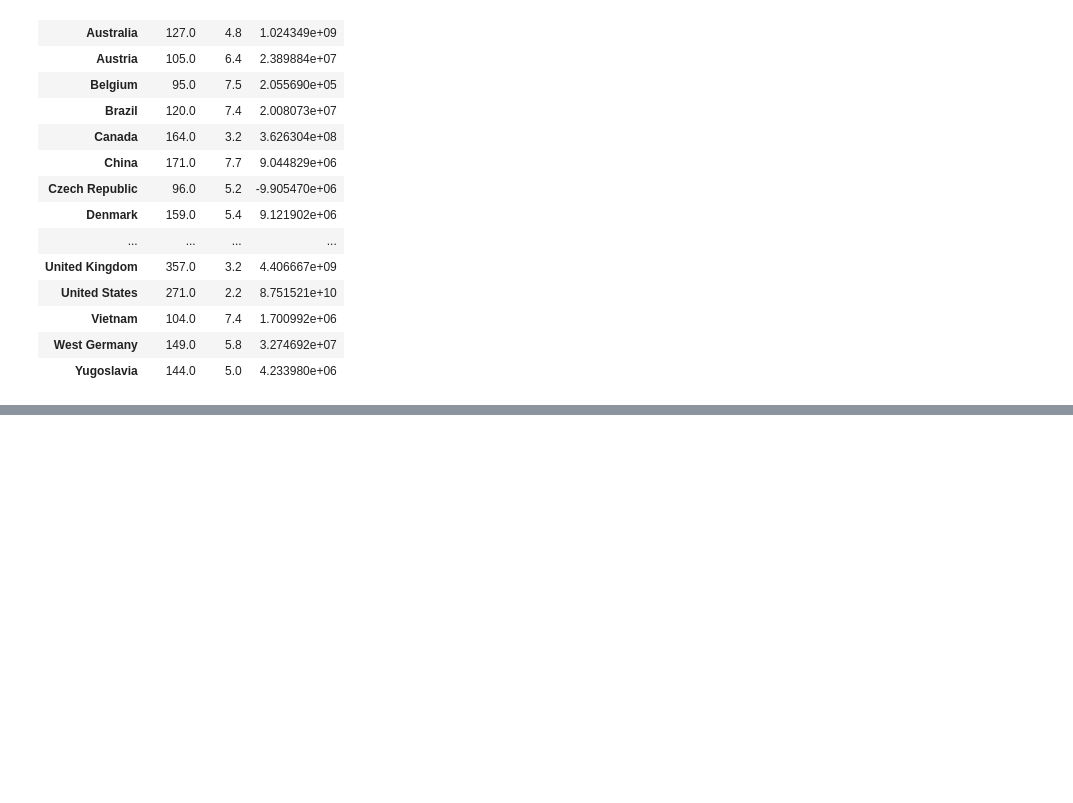
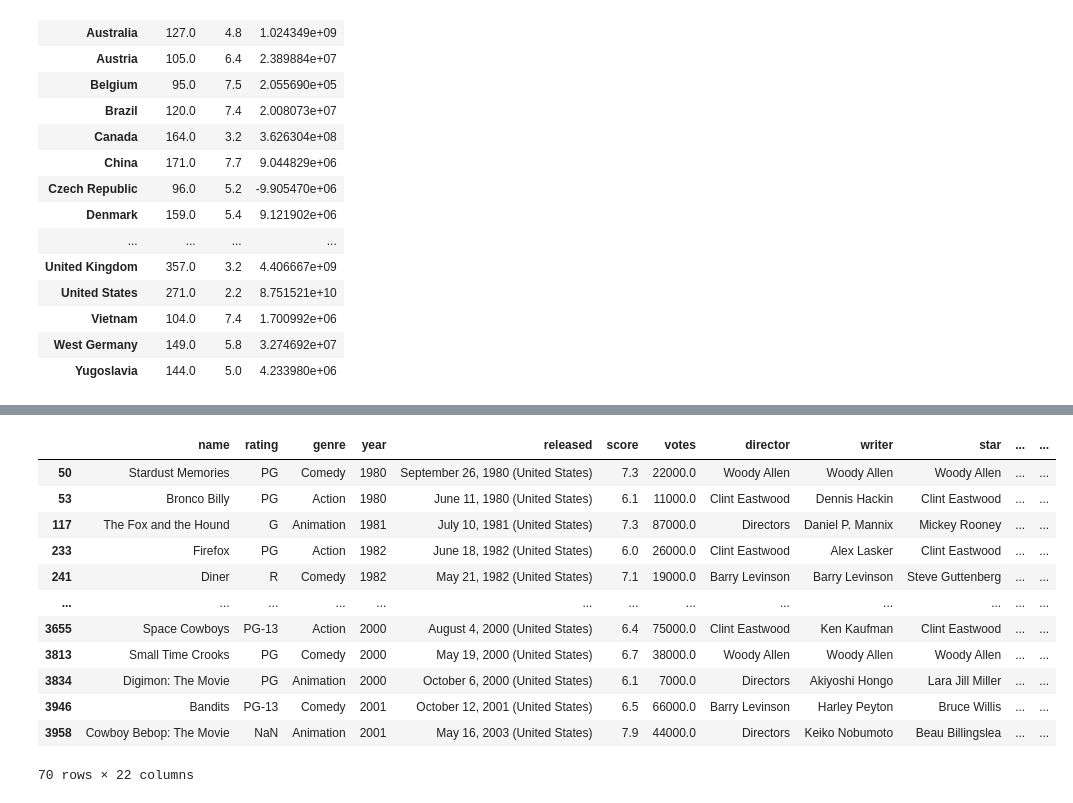
Before and after one commit to Divyanshucode93/GoogleColabsPractice, a Jupyter notebook: movies_Practise.ipynb, the cells around one changed output, grey strips where cells are left out. Cells and saved outputs as stored; diff of their text form; code cells hidden in the pictures; blank space fills up the shorter version.

```diff
--- a/movies_Practise.ipynb
+++ b/movies_Practise.ipynb
@@ -586,0 +617,20 @@ df.groupby('country')[['runtime','score','profit']].agg({'runtime':'max', 'score
+# %%
+# 30. Broadcasting with Transform: Create a new column star_power. This column should contain the average score of all movies featuring that specific star. (Use .transform).
+df['star_power'] = df.groupby('star')['score'].transform('mean')
+# %%
+# 31. Advanced Filtering: Use .filter() to return a DataFrame containing only the movies where the director has directed more than 15 movies in this dataset.
+df.groupby('director').filter(lambda x: len(x) > 15)
+# %% [output]
+|  | name | rating | genre | year | released | score | votes | director | writer | star | ... | ... |
+| 50 | Stardust Memories | PG | Comedy | 1980 | September 26, 1980 (United States) | 7.3 | 22000.0 | Woody Allen | Woody Allen | Woody Allen | ... | ... |
+| 53 | Bronco Billy | PG | Action | 1980 | June 11, 1980 (United States) | 6.1 | 11000.0 | Clint Eastwood | Dennis Hackin | Clint Eastwood | ... | ... |
+| 117 | The Fox and the Hound | G | Animation | 1981 | July 10, 1981 (United States) | 7.3 | 87000.0 | Directors | Daniel P. Mannix | Mickey Rooney | ... | ... |
+| 233 | Firefox | PG | Action | 1982 | June 18, 1982 (United States) | 6.0 | 26000.0 | Clint Eastwood | Alex Lasker | Clint Eastwood | ... | ... |
+| 241 | Diner | R | Comedy | 1982 | May 21, 1982 (United States) | 7.1 | 19000.0 | Barry Levinson | Barry Levinson | Steve Guttenberg | ... | ... |
+| ... | ... | ... | ... | ... | ... | ... | ... | ... | ... | ... | ... | ... |
+| 3655 | Space Cowboys | PG-13 | Action | 2000 | August 4, 2000 (United States) | 6.4 | 75000.0 | Clint Eastwood | Ken Kaufman | Clint Eastwood | ... | ... |
+| 3813 | Small Time Crooks | PG | Comedy | 2000 | May 19, 2000 (United States) | 6.7 | 38000.0 | Woody Allen | Woody Allen | Woody Allen | ... | ... |
+| 3834 | Digimon: The Movie | PG | Animation | 2000 | October 6, 2000 (United States) | 6.1 | 7000.0 | Directors | Akiyoshi Hongo | Lara Jill Miller | ... | ... |
+| 3946 | Bandits | PG-13 | Comedy | 2001 | October 12, 2001 (United States) | 6.5 | 66000.0 | Barry Levinson | Harley Peyton | Bruce Willis | ... | ... |
+| 3958 | Cowboy Bebop: The Movie | NaN | Animation | 2001 | May 16, 2003 (United States) | 7.9 | 44000.0 | Directors | Keiko Nobumoto | Beau Billingslea | ... | ... |
+70 rows × 22 columns
```
Also changed, not shown: parts of 9 cells of this notebook.
